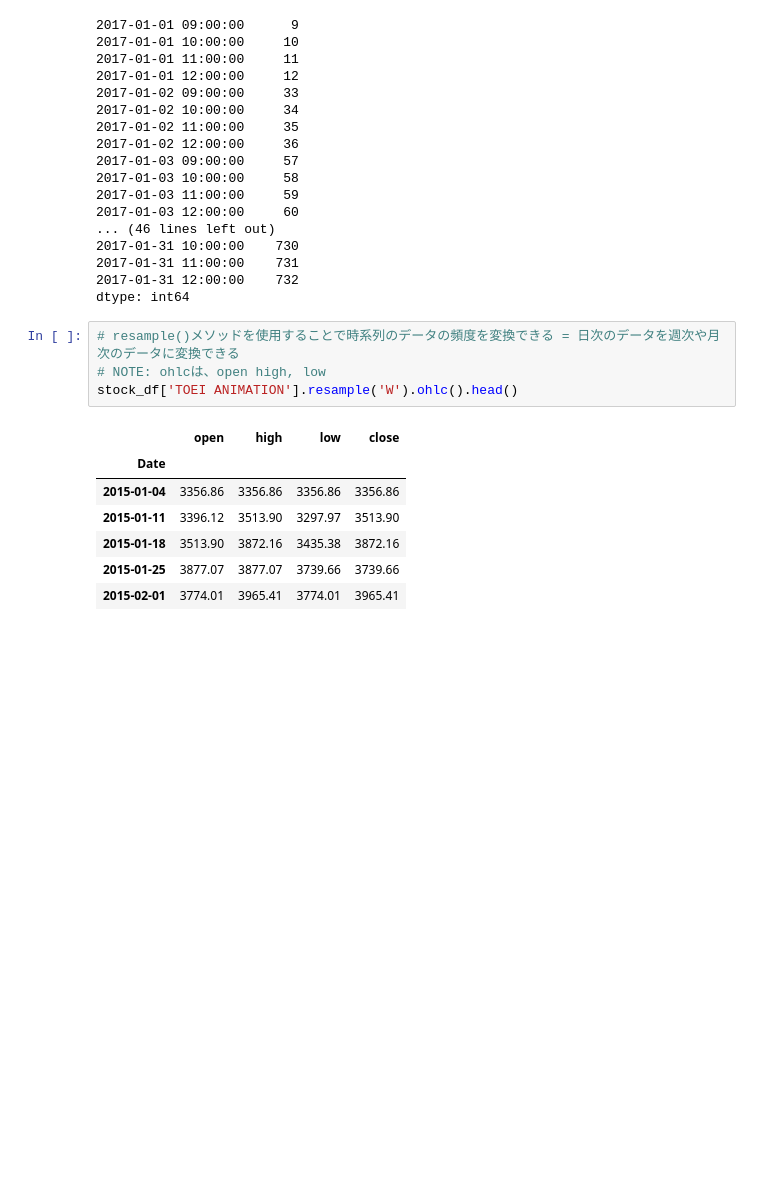
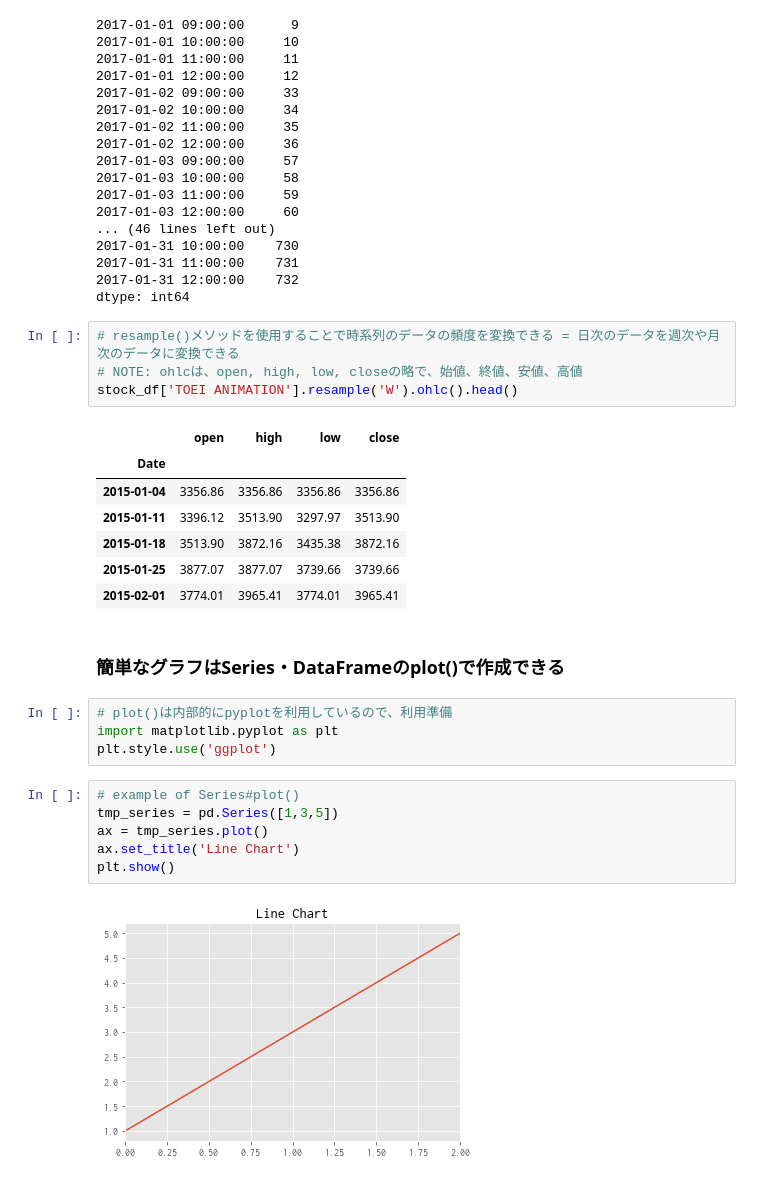
Before and after one commit to yukimura1227/trainings, a Jupyter notebook: pandas_sample/pandas_sample.ipynb, the cells around one changed output. Cells and saved outputs as stored; diff of their text form; blank space fills up the shorter version.

Commit message:
add sample for Series#plot() and DataFrame#plot()

```diff
--- a/pandas_sample/pandas_sample.ipynb
+++ b/pandas_sample/pandas_sample.ipynb
@@ -1012,7 +1005,7 @@ time_series.between_time(time(9,0), time(12,0))
 dtype: int64
 # %%
 # resample()メソッドを使用することで時系列のデータの頻度を変換できる = 日次のデータを週次や月次のデータに変換できる
-# NOTE: ohlcは、open high, low
+# NOTE: ohlcは、open, high, low, closeの略で、始値、終値、安値、高値
 stock_df['TOEI ANIMATION'].resample('W').ohlc().head()
 # %% [output]
 |  | open | high | low | close |
@@ -1022,3 +1015,17 @@ stock_df['TOEI ANIMATION'].resample('W').ohlc().head()
 | 2015-01-18 | 3513.90 | 3872.16 | 3435.38 | 3872.16 |
 | 2015-01-25 | 3877.07 | 3877.07 | 3739.66 | 3739.66 |
 | 2015-02-01 | 3774.01 | 3965.41 | 3774.01 | 3965.41 |
+# %% [markdown]
+### 簡単なグラフはSeries・DataFrameのplot()で作成できる
+# %%
+# plot()は内部的にpyplotを利用しているので、利用準備
+import matplotlib.pyplot as plt
+plt.style.use('ggplot')
+# %%
+# example of Series#plot()
+tmp_series = pd.Series([1,3,5])
+ax = tmp_series.plot()
+ax.set_title('Line Chart')
+plt.show()
+# %% [output]
+[figure, added]
```
Also changed, not shown: parts of 3 cells of this notebook.
